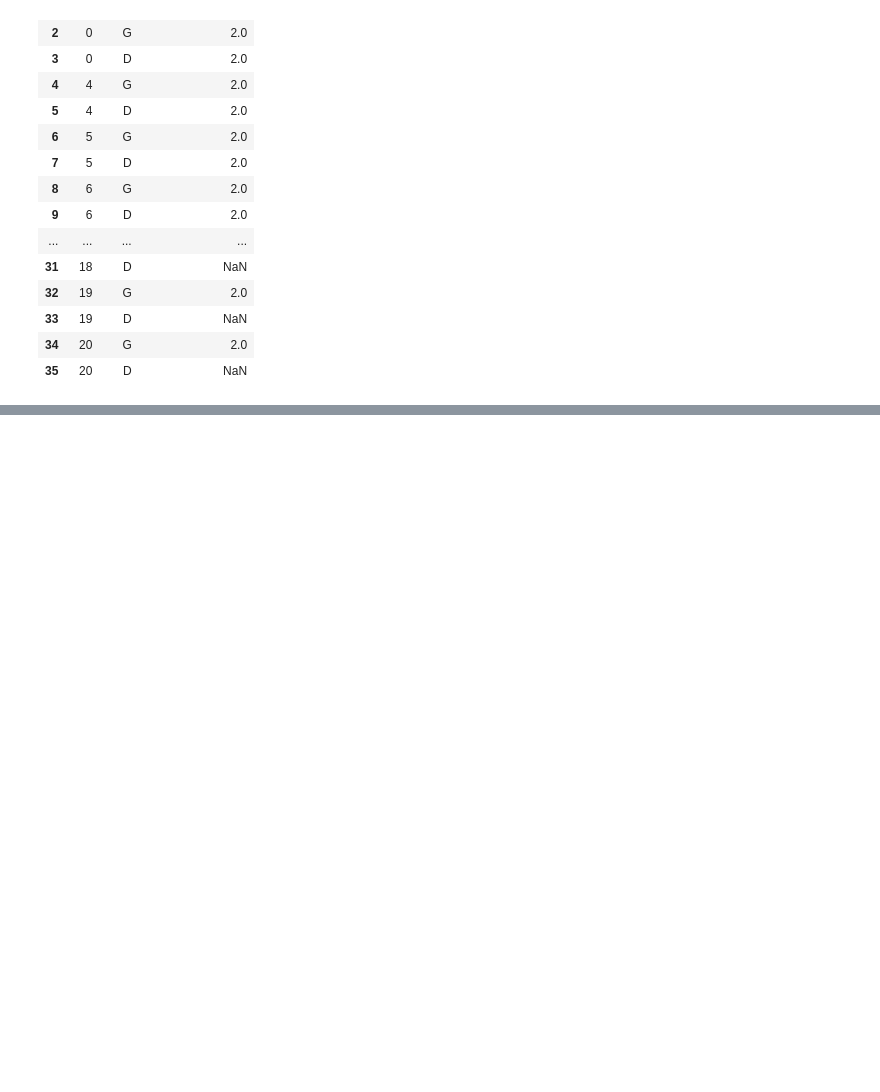
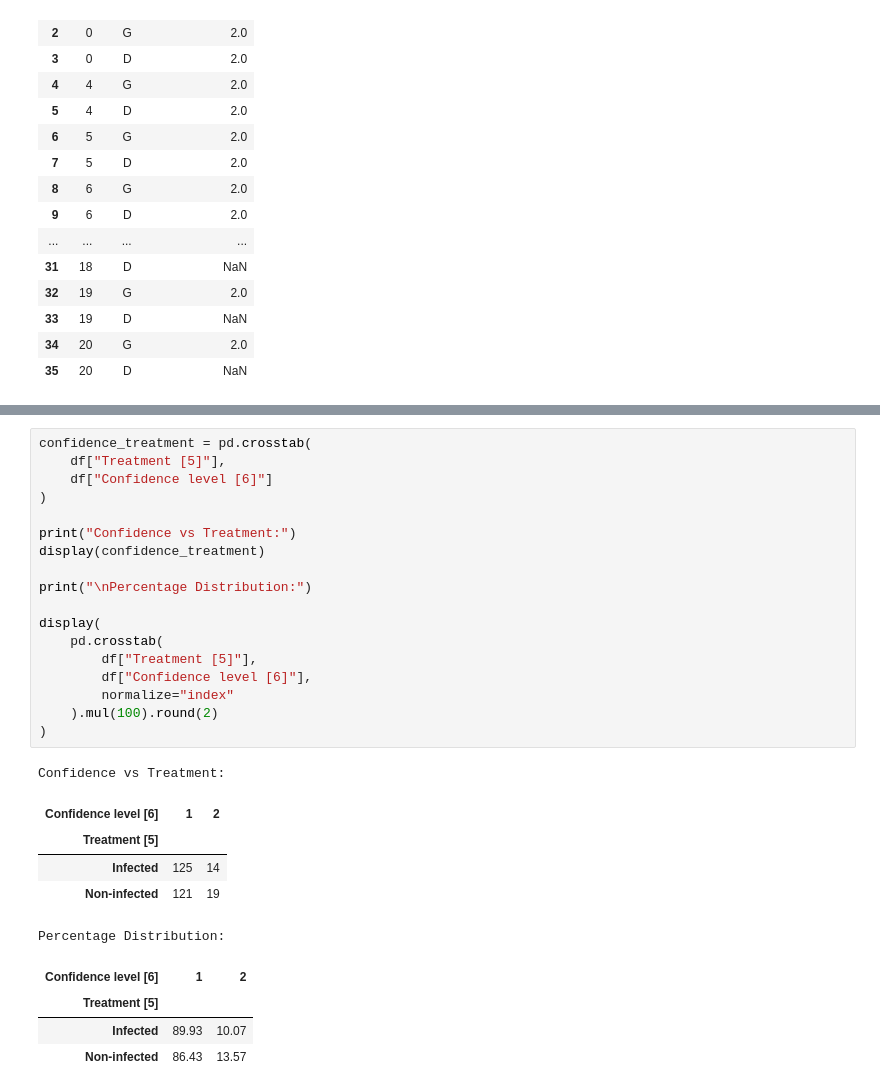
Before and after one commit to megha-0066/TerraSpectra, a Jupyter notebook: TeraSpectra.ipynb, the cells around one changed output, grey strips where cells are left out. Saved outputs shown, nothing was run; the diff lists cells and outputs as text; blank space fills up the shorter version.

```diff
--- a/TeraSpectra.ipynb
+++ b/TeraSpectra.ipynb
@@ -749,0 +841,29 @@ display(timeline_df)
+# %%
+confidence_treatment = pd.crosstab(
+    df["Treatment [5]"],
+    df["Confidence level [6]"]
+)
+
+print("Confidence vs Treatment:")
+display(confidence_treatment)
+
+print("\nPercentage Distribution:")
+
+display(
+    pd.crosstab(
+        df["Treatment [5]"],
+        df["Confidence level [6]"],
+        normalize="index"
+    ).mul(100).round(2)
+)
+# %% [output]
+Confidence vs Treatment:
+| Confidence level [6] | 1 | 2 |
+| Treatment [5] |  |  |
+| Infected | 125 | 14 |
+| Non-infected | 121 | 19 |
+Percentage Distribution:
+| Confidence level [6] | 1 | 2 |
+| Treatment [5] |  |  |
+| Infected | 89.93 | 10.07 |
+| Non-infected | 86.43 | 13.57 |
```
Also changed, not shown: parts of 6 cells of this notebook.
